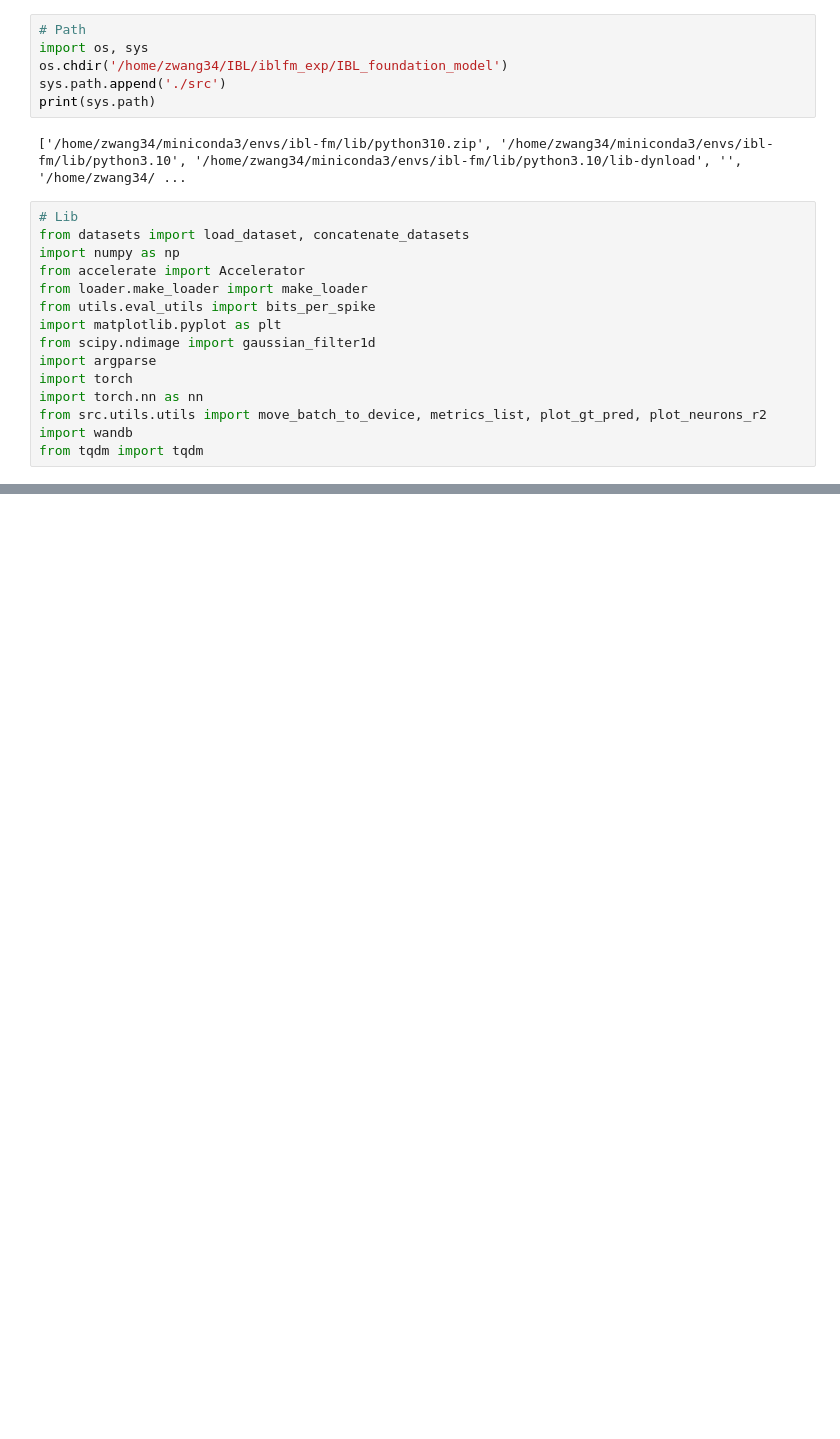
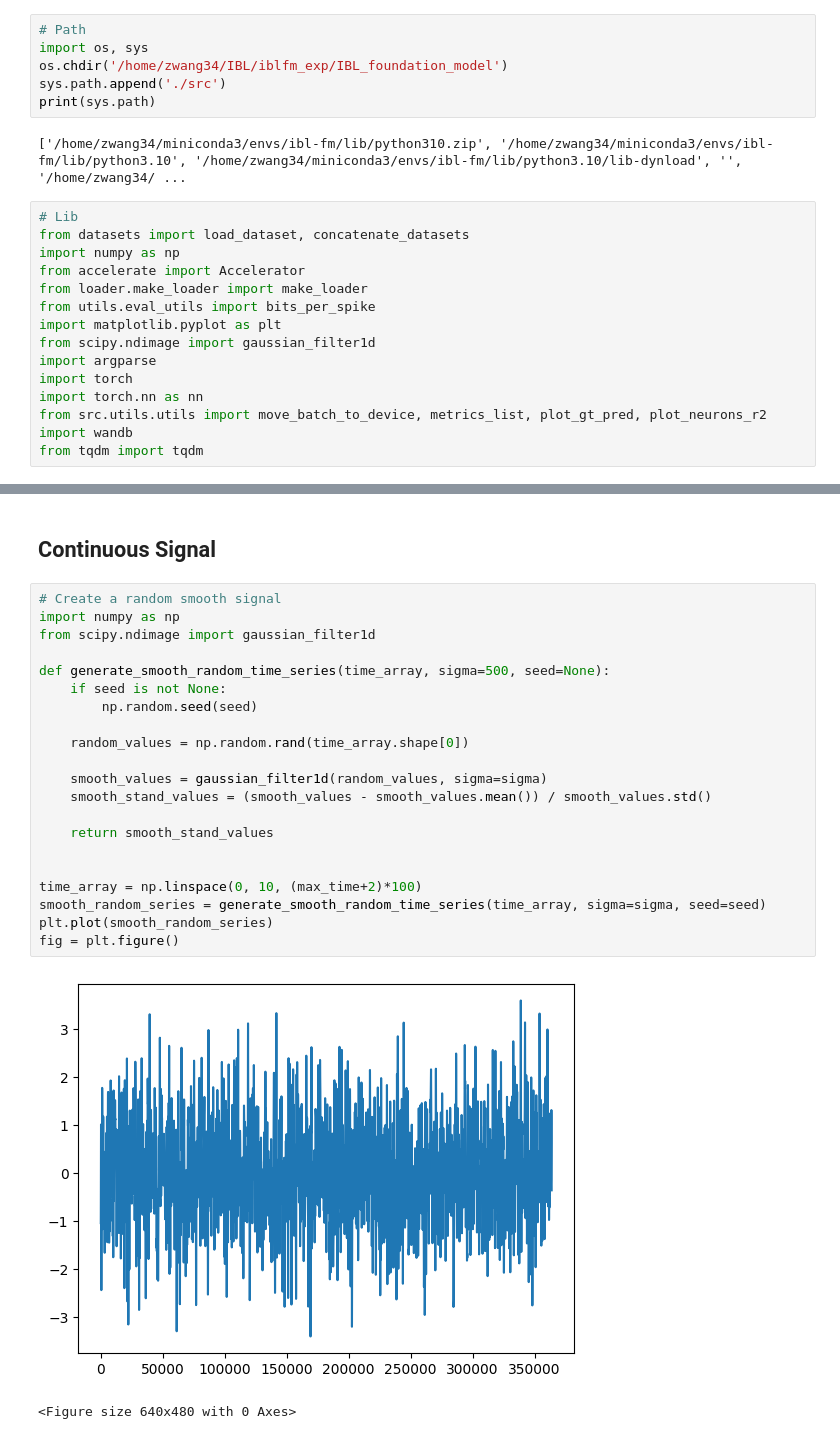
Before and after one commit to wdk0082/IBL_foundation_model, a Jupyter notebook: notebooks/ns_corr.ipynb, the cells around one changed output, grey strips where cells are left out. Cells and saved outputs as stored; diff of their text form; blank space fills up the shorter version.

```diff
--- a/notebooks/ns_corr.ipynb
+++ b/notebooks/ns_corr.ipynb
@@ -238,0 +375,26 @@ plt.plot(pred_best)
+# %% [markdown]
+## Continuous Signal
+# %%
+# Create a random smooth signal
+import numpy as np
+from scipy.ndimage import gaussian_filter1d
+
+def generate_smooth_random_time_series(time_array, sigma=500, seed=None):
+    if seed is not None:
+        np.random.seed(seed)
+
+    random_values = np.random.rand(time_array.shape[0])
+
+    smooth_values = gaussian_filter1d(random_values, sigma=sigma)
+    smooth_stand_values = (smooth_values - smooth_values.mean()) / smooth_values.std()
+
+    return smooth_stand_values
+
+
+time_array = np.linspace(0, 10, (max_time+2)*100)
+smooth_random_series = generate_smooth_random_time_series(time_array, sigma=sigma, seed=seed)
+plt.plot(smooth_random_series)
+fig = plt.figure()
+# %% [output]
+[figure, added]
+<Figure size 640x480 with 0 Axes>
```
Also changed, not shown: parts of 16 cells of this notebook, 14 other files.
